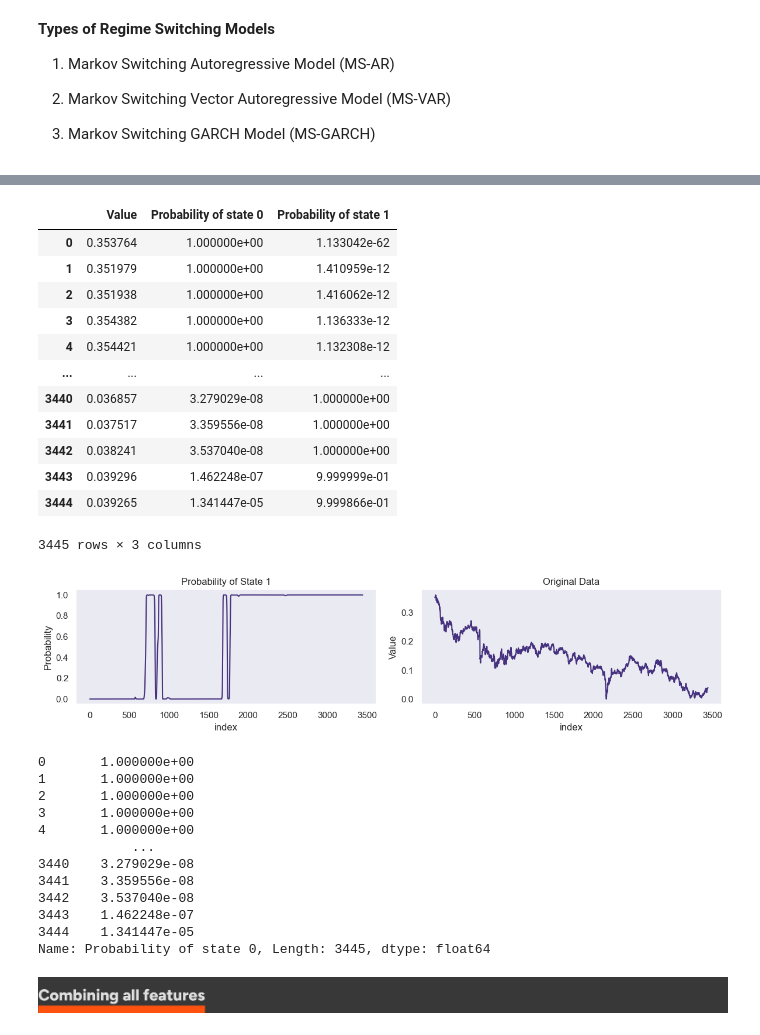
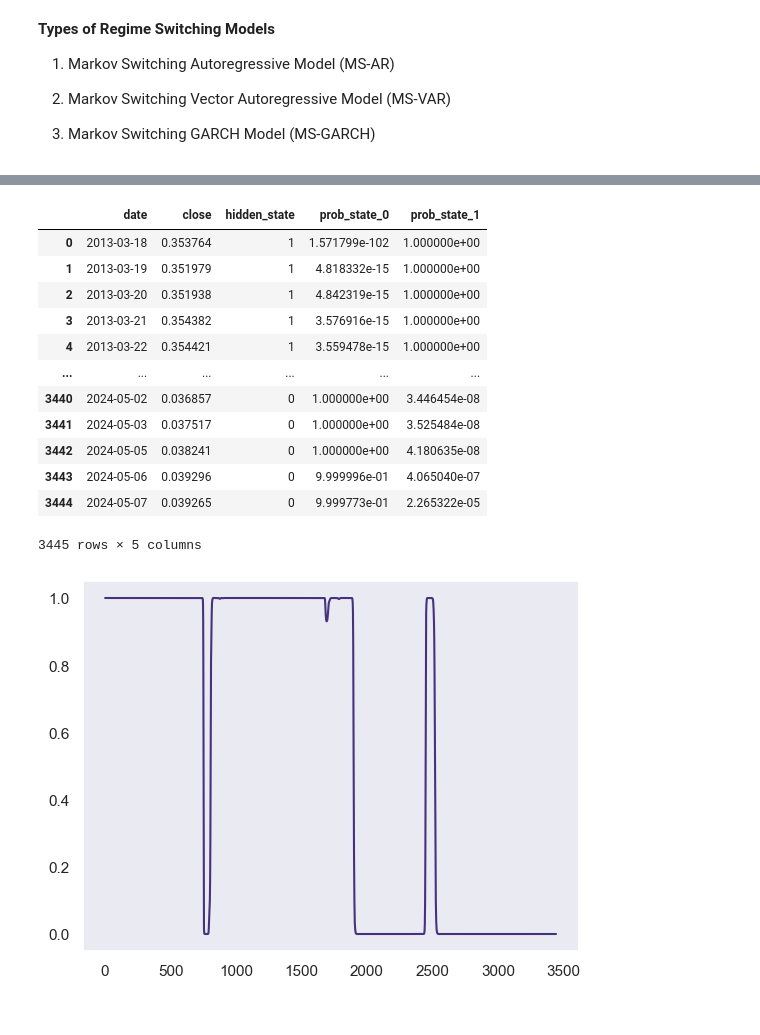
Before and after one commit to kellyle404/backtest_overfit, a Jupyter notebook: 🍀🌸🌿BACKTEST_OVERFITTING_CODES.ipynb, the cells around one changed output, grey strips where cells are left out. Drawn from its saved outputs; the diff is of its cells as text; code cells hidden in the pictures.

```diff
--- a/🍀🌸🌿BACKTEST_OVERFITTING_CODES.ipynb
+++ b/🍀🌸🌿BACKTEST_OVERFITTING_CODES.ipynb
@@ -492,39 +670,0 @@ features_AUDCHF
-# %%
-pair = 'AUDCHF'
-price = forex_daily_log[[pair]]
-result_df, state_params = fit_hmm(price)
-result_df
-# %% [output]
-|  | Value | Probability of state 0 | Probability of state 1 |
-| 0 | 0.353764 | 1.000000e+00 | 1.133042e-62 |
-| 1 | 0.351979 | 1.000000e+00 | 1.410959e-12 |
-| 2 | 0.351938 | 1.000000e+00 | 1.416062e-12 |
-| 3 | 0.354382 | 1.000000e+00 | 1.136333e-12 |
-| 4 | 0.354421 | 1.000000e+00 | 1.132308e-12 |
-| ... | ... | ... | ... |
-| 3440 | 0.036857 | 3.279029e-08 | 1.000000e+00 |
-| 3441 | 0.037517 | 3.359556e-08 | 1.000000e+00 |
-| 3442 | 0.038241 | 3.537040e-08 | 1.000000e+00 |
-| 3443 | 0.039296 | 1.462248e-07 | 9.999999e-01 |
-| 3444 | 0.039265 | 1.341447e-05 | 9.999866e-01 |
-3445 rows × 3 columns
-[figure, removed]
-# %%
-prob_0 = result_df.iloc[:, 1]
-prob_1 = result_df.iloc[:, 2]
-prob_0
-# %% [output]
-0       1.000000e+00
-1       1.000000e+00
-2       1.000000e+00
-3       1.000000e+00
-4       1.000000e+00
-            ...
-3440    3.279029e-08
-3441    3.359556e-08
-3442    3.537040e-08
-3443    1.462248e-07
-3444    1.341447e-05
-Name: Probability of state 0, Length: 3445, dtype: float64
-# %% [markdown]
-![combin.png](embedded-picture-1)
@@ -530,0 +692,19 @@ Name: Probability of state 0, Length: 3445, dtype: float64
+# %%
+df2 = hmm_model(forex_daily_log, 'AUDCHF', num_states = 2, n_iter = 100)
+df2['prob_state_1'].plot()
+df2
+# %% [output]
+|  | date | close | hidden_state | prob_state_0 | prob_state_1 |
+| 0 | 2013-03-18 | 0.353764 | 1 | 1.571799e-102 | 1.000000e+00 |
+| 1 | 2013-03-19 | 0.351979 | 1 | 4.818332e-15 | 1.000000e+00 |
+| 2 | 2013-03-20 | 0.351938 | 1 | 4.842319e-15 | 1.000000e+00 |
+| 3 | 2013-03-21 | 0.354382 | 1 | 3.576916e-15 | 1.000000e+00 |
+| 4 | 2013-03-22 | 0.354421 | 1 | 3.559478e-15 | 1.000000e+00 |
+| ... | ... | ... | ... | ... | ... |
+| 3440 | 2024-05-02 | 0.036857 | 0 | 1.000000e+00 | 3.446454e-08 |
+| 3441 | 2024-05-03 | 0.037517 | 0 | 1.000000e+00 | 3.525484e-08 |
+| 3442 | 2024-05-05 | 0.038241 | 0 | 1.000000e+00 | 4.180635e-08 |
+| 3443 | 2024-05-06 | 0.039296 | 0 | 9.999996e-01 | 4.065040e-07 |
+| 3444 | 2024-05-07 | 0.039265 | 0 | 9.999773e-01 | 2.265322e-05 |
+3445 rows × 5 columns
+[figure, added]
```
Also changed, not shown: parts of 73 cells of this notebook, 1 other file.
